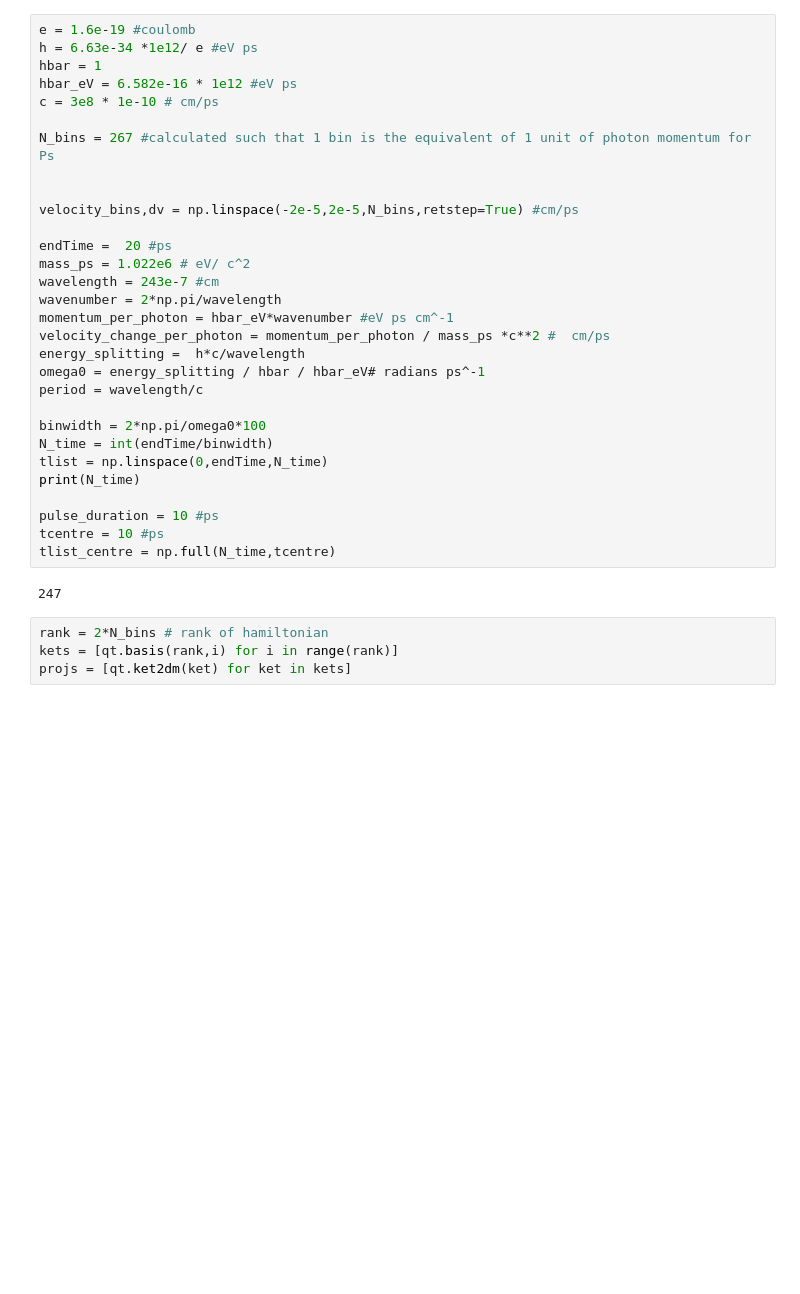
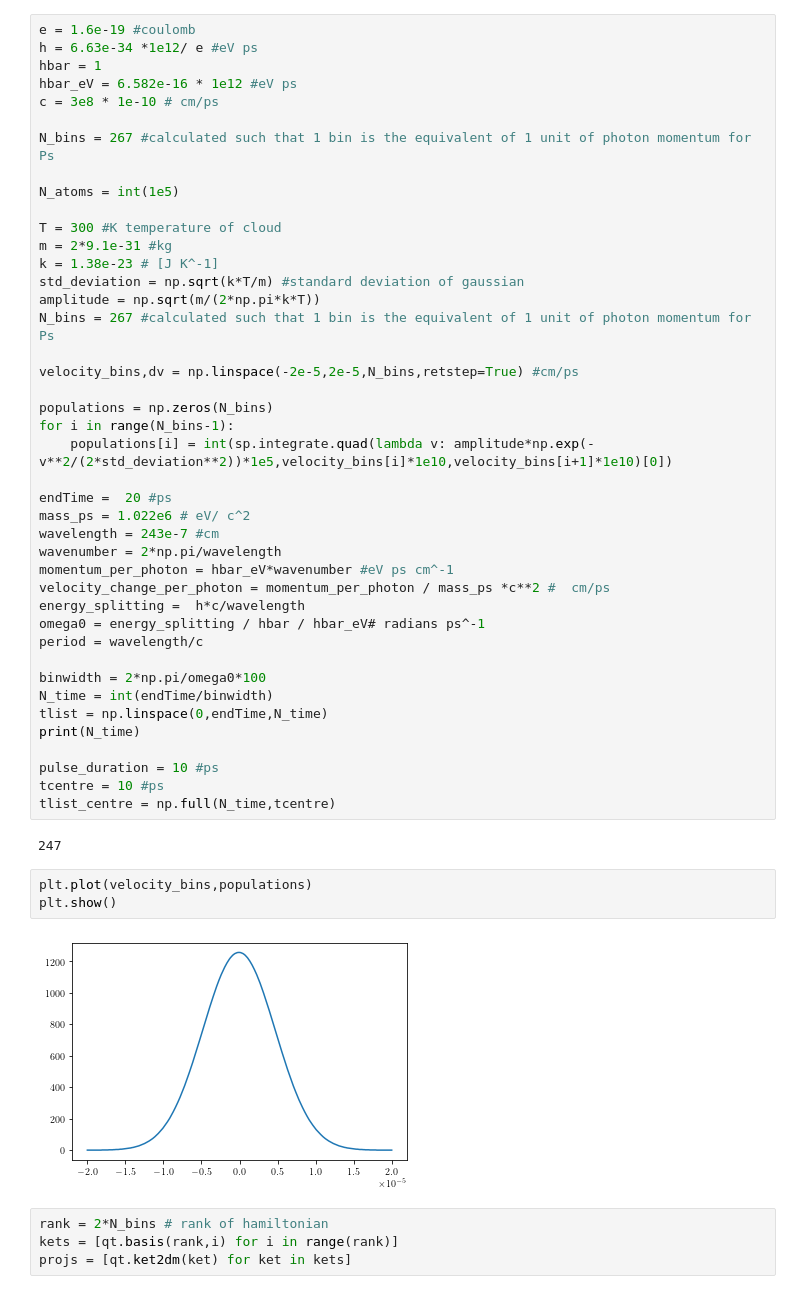
Before and after one commit to Yanaiski/master_thesis, a Jupyter notebook: 03_tensor.ipynb, the cells around one changed output. Saved outputs shown, nothing was run; the diff lists cells and outputs as text; blank space fills up the shorter version.

```diff
--- a/03_tensor.ipynb
+++ b/03_tensor.ipynb
@@ -24,8 +24,20 @@ c = 3e8 * 1e-10 # cm/ps
 
 N_bins = 267 #calculated such that 1 bin is the equivalent of 1 unit of photon momentum for Ps
 
+N_atoms = int(1e5)
+
+T = 300 #K temperature of cloud
+m = 2*9.1e-31 #kg
+k = 1.38e-23 # [J K^-1]
+std_deviation = np.sqrt(k*T/m) #standard deviation of gaussian
+amplitude = np.sqrt(m/(2*np.pi*k*T))
+N_bins = 267 #calculated such that 1 bin is the equivalent of 1 unit of photon momentum for Ps
 
 velocity_bins,dv = np.linspace(-2e-5,2e-5,N_bins,retstep=True) #cm/ps
+
+populations = np.zeros(N_bins)
+for i in range(N_bins-1):
+    populations[i] = int(sp.integrate.quad(lambda v: amplitude*np.exp(-v**2/(2*std_deviation**2))*1e5,velocity_bins[i]*1e10,velocity_bins[i+1]*1e10)[0])
 
 endTime =  20 #ps
 mass_ps = 1.022e6 # eV/ c^2
@@ -47,6 +59,11 @@ tcentre = 10 #ps
 tlist_centre = np.full(N_time,tcentre)
 # %% [output]
 247
+# %%
+plt.plot(velocity_bins,populations)
+plt.show()
+# %% [output]
+[figure, added]
 # %%
 rank = 2*N_bins # rank of hamiltonian
 kets = [qt.basis(rank,i) for i in range(rank)]
```
Also changed, not shown: parts of 3 cells of this notebook, 1 other file.
